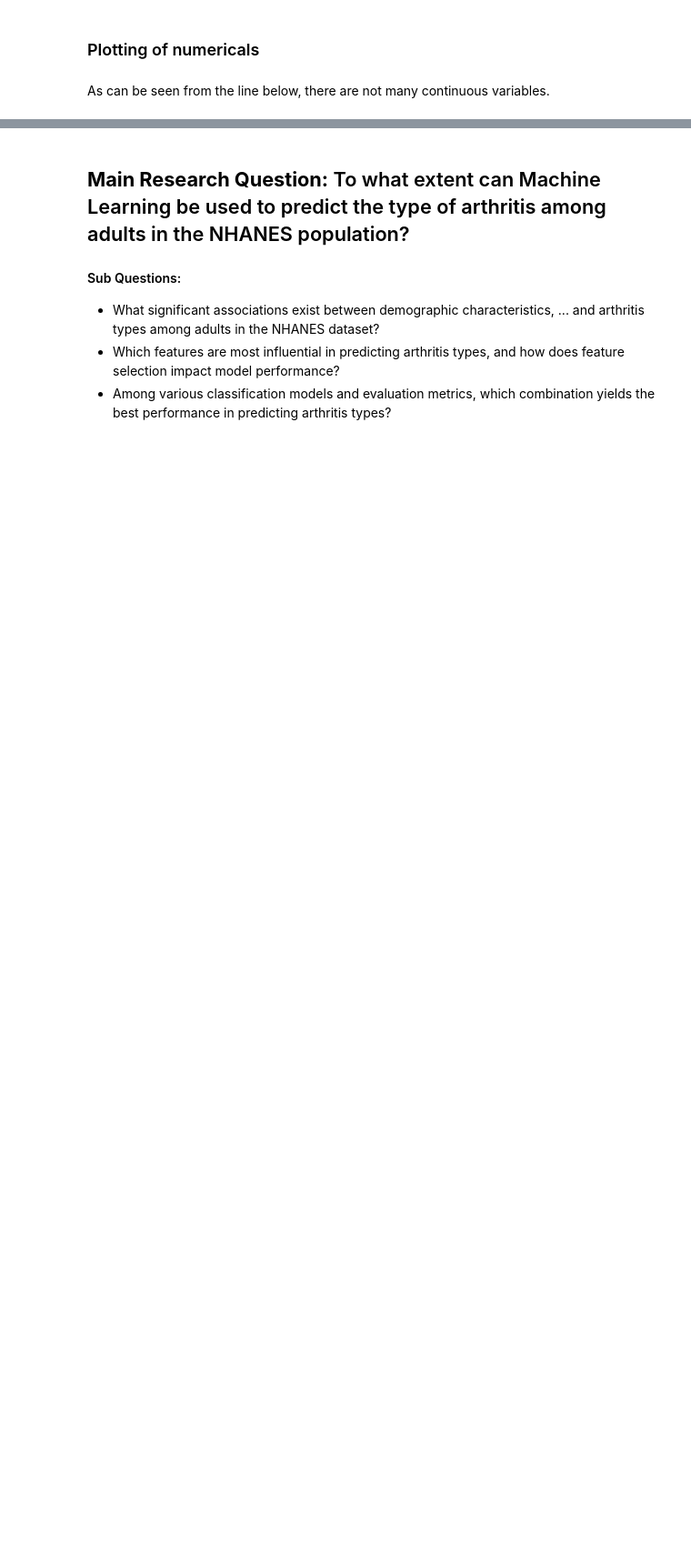
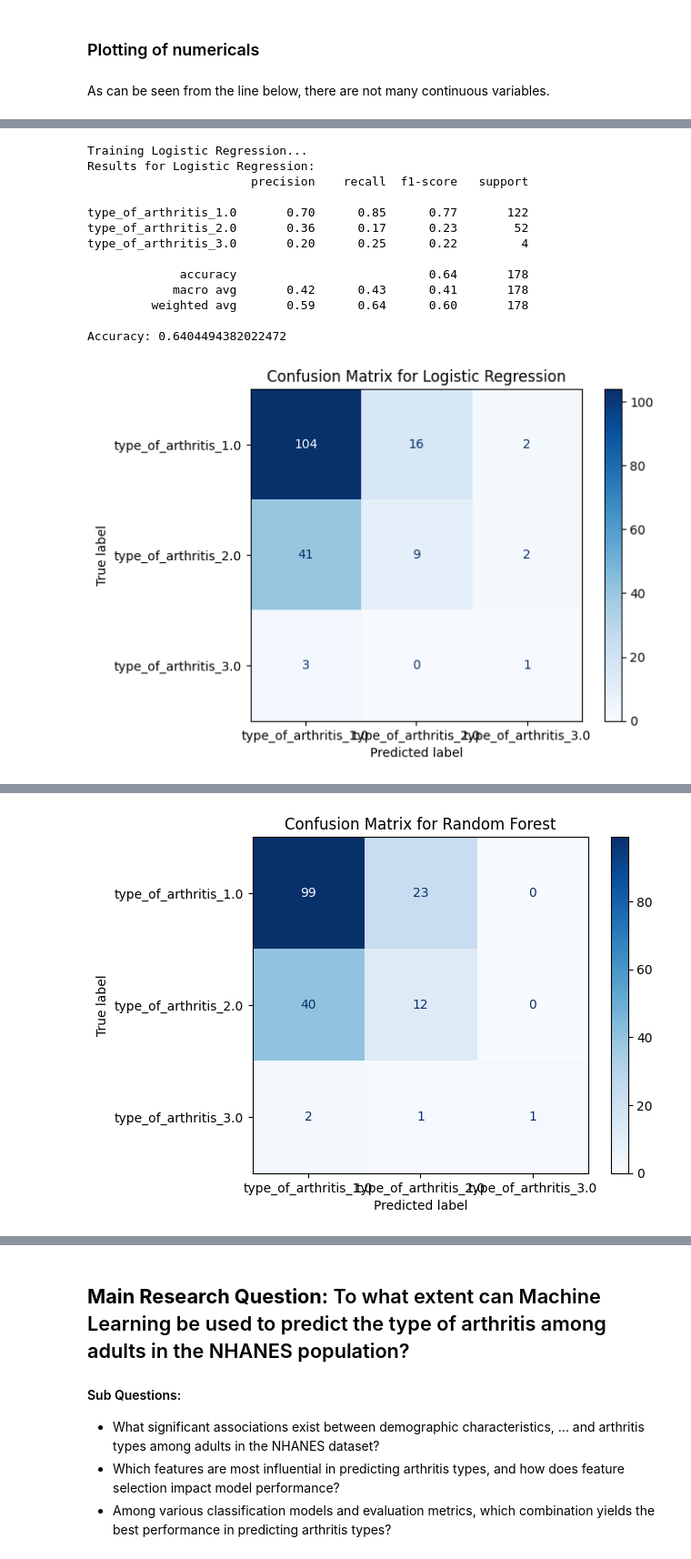
Before and after one commit to mikolajhilgert/jads-dm-project, a Jupyter notebook: Project Code.ipynb, the cells around one changed output, grey strips where cells are left out. Shown at 91% size. Drawn from its saved outputs; the diff is of its cells as text; code cells hidden in the pictures; blank space fills up the shorter version.

Commit message:
add v0.1 of modelling

```diff
--- a/Project Code.ipynb
+++ b/Project Code.ipynb
@@ -258,0 +330,69 @@ plt.show()
+# %%
+from imblearn.over_sampling import SMOTE
+from sklearn.model_selection import train_test_split
+from sklearn.preprocessing import StandardScaler
+from sklearn.linear_model import LogisticRegression
+from sklearn.ensemble import RandomForestClassifier, GradientBoostingClassifier
+from sklearn.svm import SVC
+from sklearn.metrics import classification_report, accuracy_score
+from sklearn.metrics import confusion_matrix, ConfusionMatrixDisplay
+
+# Define features and target variable
+X = df.drop(columns=['type_of_arthritis_1.0', 'type_of_arthritis_2.0', 'type_of_arthritis_3.0'])
+y = df[['type_of_arthritis_1.0', 'type_of_arthritis_2.0', 'type_of_arthritis_3.0']].idxmax(axis=1)
+
+# Split the data into training and testing sets
+X_train, X_test, y_train, y_test = train_test_split(X, y, test_size=0.2, random_state=RANDOM_STATE)
+
+# Apply SMOTE to handle class imbalance
+smote = SMOTE(random_state=RANDOM_STATE)
+X_train_res, y_train_res = smote.fit_resample(X_train, y_train)
+
+# Initialize the models
+models = {
+    'Logistic Regression': LogisticRegression(multi_class='ovr', max_iter=1000, random_state=RANDOM_STATE),
+    'Random Forest': RandomForestClassifier(random_state=RANDOM_STATE),
+    'Gradient Boosting': GradientBoostingClassifier(random_state=RANDOM_STATE),
+    'SVM': SVC(kernel='linear', probability=True, random_state=RANDOM_STATE)
+}
+
+# Train and evaluate each model
+for model_name, model in models.items():
+    print(f"Training {model_name}...")
+    model.fit(X_train_res, y_train_res)
+    y_pred = model.predict(X_test)
+    print(f"Results for {model_name}:")
+    print(classification_report(y_test, y_pred))
+    print(f"Accuracy: {accuracy_score(y_test, y_pred)}\n")
+
+    # Plot confusion matrix for each model
+    cm = confusion_matrix(y_test, y_pred, labels=model.classes_)
+    disp = ConfusionMatrixDisplay(confusion_matrix=cm, display_labels=model.classes_)
+    disp.plot(cmap=plt.cm.Blues)
+    plt.title(f"Confusion Matrix for {model_name}")
+    plt.show()
+
+# Feature importance for Random Forest and Gradient Boosting
+for model_name, model in models.items():
+    if model_name in ['Random Forest', 'Gradient Boosting']:
+        print(f"Feature importances for {model_name}:")
+        importances = model.feature_importances_
+        indices = np.argsort(importances)[::-1]
+        for i in indices[:10]:  # Display top 10 features
+            print(f"{X.columns[i]}: {importances[i]:.4f}")
+        print("\n")
+# %% [output]
+Training Logistic Regression...
+Results for Logistic Regression:
+                       precision    recall  f1-score   support
+
+type_of_arthritis_1.0       0.70      0.85      0.77       122
+type_of_arthritis_2.0       0.36      0.17      0.23        52
+type_of_arthritis_3.0       0.20      0.25      0.22         4
+
+             accuracy                           0.64       178
+            macro avg       0.42      0.43      0.41       178
+         weighted avg       0.59      0.64      0.60       178
+
+Accuracy: 0.6404494382022472
+[figure, added]
@@ -258,0 +412 @@ plt.show()
+[figure, added]
```
Also changed, not shown: parts of 13 cells of this notebook.
